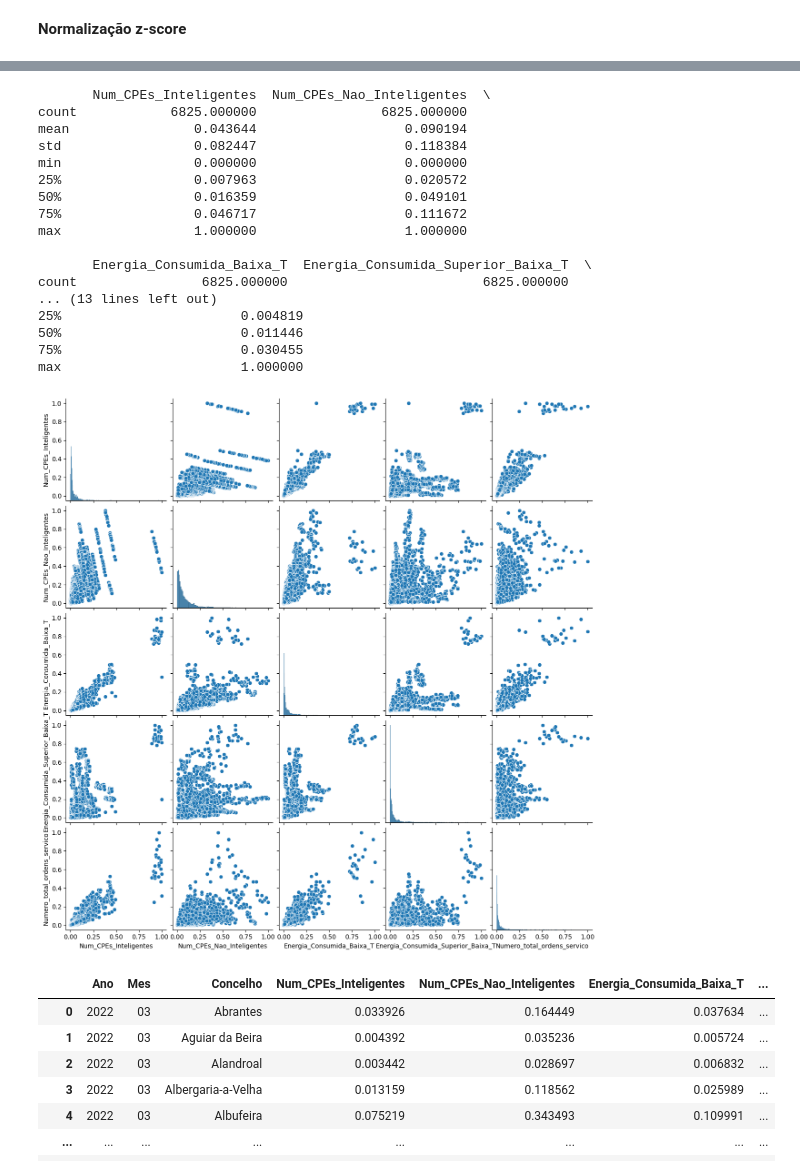
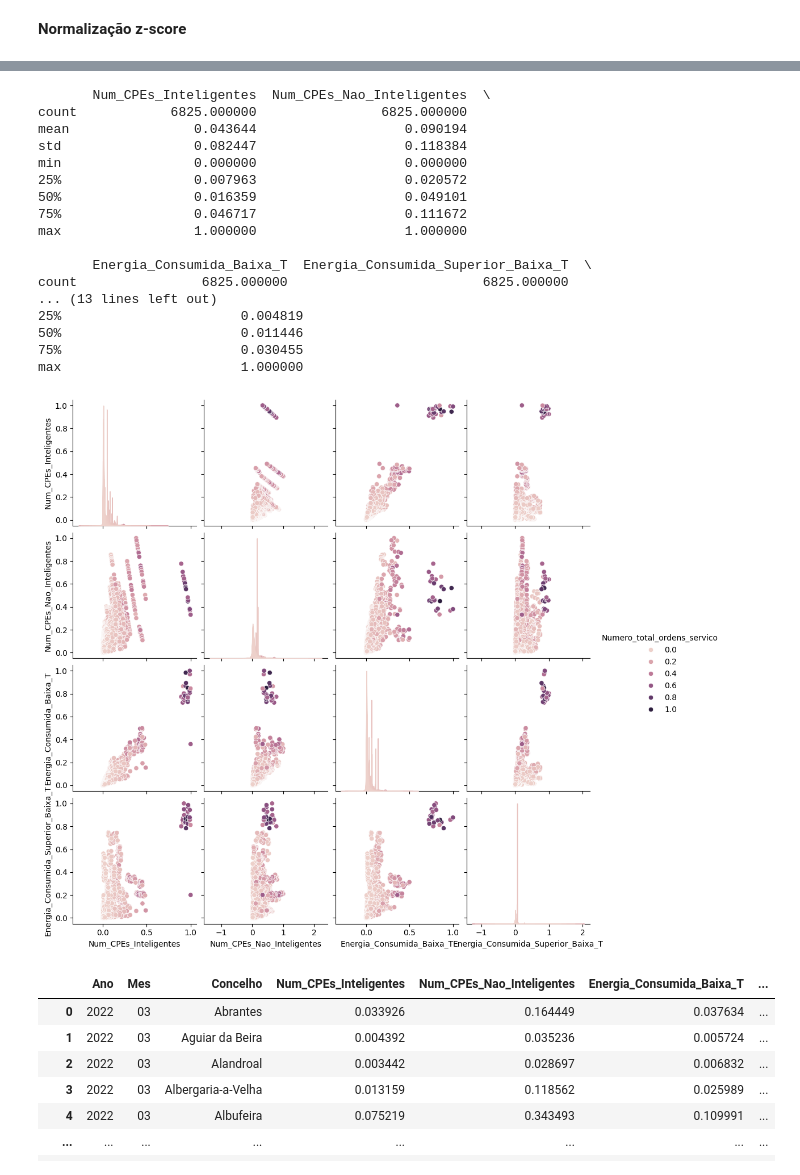
Before and after one commit to MikaZico36/DECDProject, a Jupyter notebook: DecdProject.ipynb, the cells around one changed output, grey strips where cells are left out. Saved outputs shown, nothing was run; the diff lists cells and outputs as text; code cells hidden in the pictures.

```diff
--- a/DecdProject.ipynb
+++ b/DecdProject.ipynb
@@ -292,47 +288,39 @@ max                   1.572092e+01
 # %%
-#Normalização Min-Max
+import pandas as pd
+import seaborn as sns
+import matplotlib.pyplot as plt
 from sklearn.preprocessing import MinMaxScaler
 
-# Suponha que numeric_df seja o DataFrame contendo todas as colunas que você deseja normalizar
-# Suponha que mes, ano e codigoConcelho sejam as colunas que você deseja manter fora da normalização
-
-# Selecionar apenas as colunas numéricas para normalização
 cols_to_normalize = [col for col in merged_df.columns if col not in ['Ano', 'Mes', 'Concelho']]
 numeric_df_to_normalize = merged_df[cols_to_normalize]
-
-# Normalizar os dados selecionados
 minmax_scaler = MinMaxScaler((0, 1))
 minmax_scaled_features = minmax_scaler.fit_transform(numeric_df_to_normalize)
 minmax_scaled = pd.DataFrame(minmax_scaled_features, index=numeric_df_to_normalize.index, columns=numeric_df_to_normalize.columns)
-
-# Concatenar as colunas mantidas fora da normalização com as colunas normalizadas
 cols_to_keep = ['Ano', 'Mes', 'Concelho']
 final_df = pd.concat([merged_df[cols_to_keep], minmax_scaled], axis=1)
+print(final_df.describe())
+sns.pairplot(final_df, hue='Numero_total_ordens_servico')
 
-# Exibir a descrição estatística do DataFrame final
-print(final_df.describe())
-
-# Exibir o pairplot do DataFrame final
-sns.pairplot(final_df);
+plt.show()
 # %% [output]
        Num_CPEs_Inteligentes  Num_CPEs_Nao_Inteligentes  \
 count            6825.000000                6825.000000
 mean                0.043644                   0.090194
 std                 0.082447                   0.118384
 min                 0.000000                   0.000000
 25%                 0.007963                   0.020572
 50%                 0.016359                   0.049101
 75%                 0.046717                   0.111672
 max                 1.000000                   1.000000
 
        Energia_Consumida_Baixa_T  Energia_Consumida_Superior_Baixa_T  \
 count                6825.000000                         6825.000000
 ... (13 lines left out)
 25%                       0.004819
 50%                       0.011446
 75%                       0.030455
 max                       1.000000
-[figure, old version]
+[figure, new version]
 # %%
 display(final_df)
 # %% [output]
```
Also changed, not shown: parts of 3 cells of this notebook.
